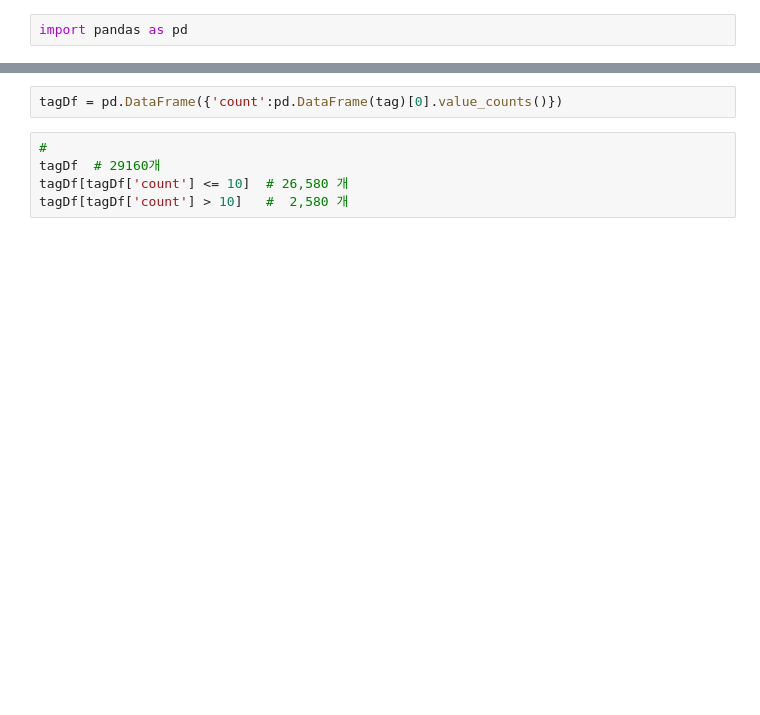
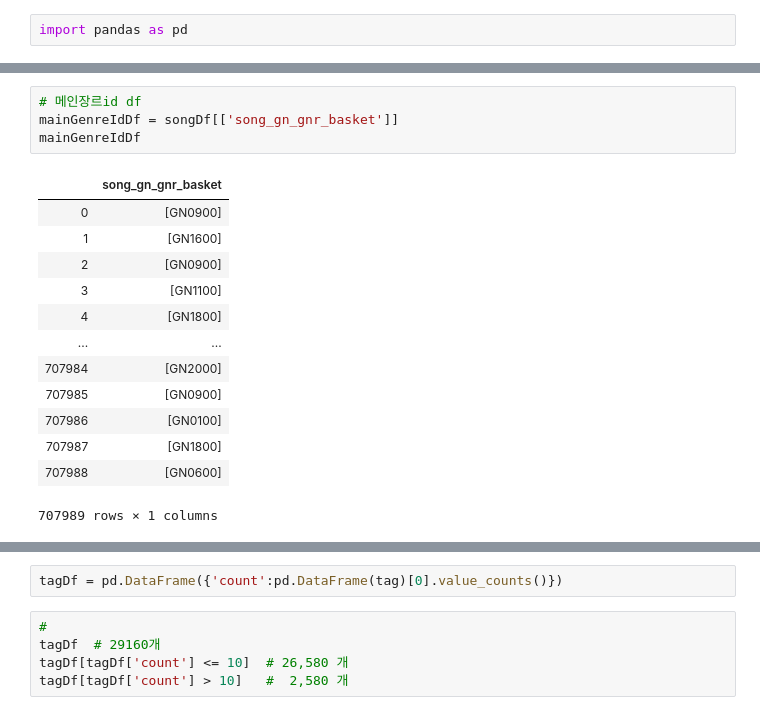
Before and after one commit to gw1303/multicampus_first_project, a Jupyter notebook: 음악추천_챗봇/test.ipynb, the cells around one changed output, grey strips where cells are left out. Cells and saved outputs as stored; diff of their text form; blank space fills up the shorter version.

```diff
--- a/음악추천_챗봇/test.ipynb
+++ b/음악추천_챗봇/test.ipynb
@@ -2,0 +22,18 @@ import pandas as pd
+# %%
+# 메인장르id df
+mainGenreIdDf = songDf[['song_gn_gnr_basket']]
+mainGenreIdDf
+# %% [output]
+|  | song_gn_gnr_basket |
+| 0 | [GN0900] |
+| 1 | [GN1600] |
+| 2 | [GN0900] |
+| 3 | [GN1100] |
+| 4 | [GN1800] |
+| ... | ... |
+| 707984 | [GN2000] |
+| 707985 | [GN0900] |
+| 707986 | [GN0100] |
+| 707987 | [GN1800] |
+| 707988 | [GN0600] |
+707989 rows × 1 columns
```
Also changed, not shown: parts of 23 cells of this notebook, 4 other files.
